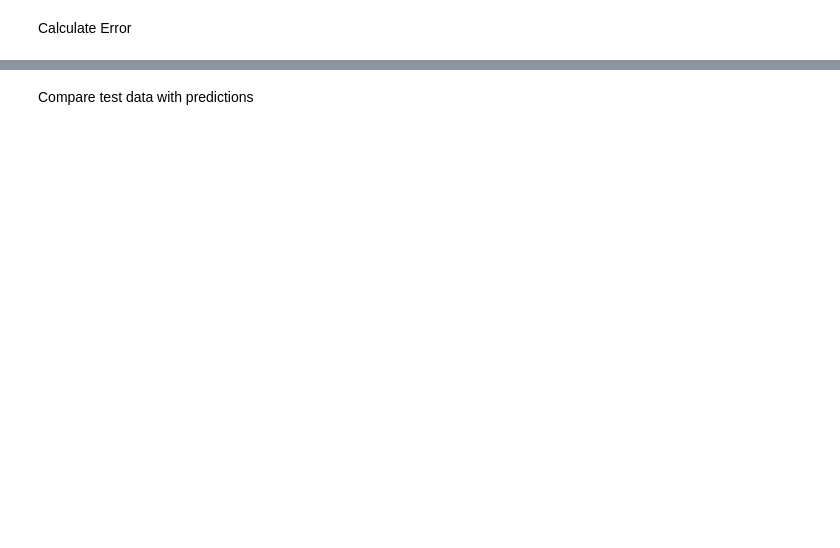
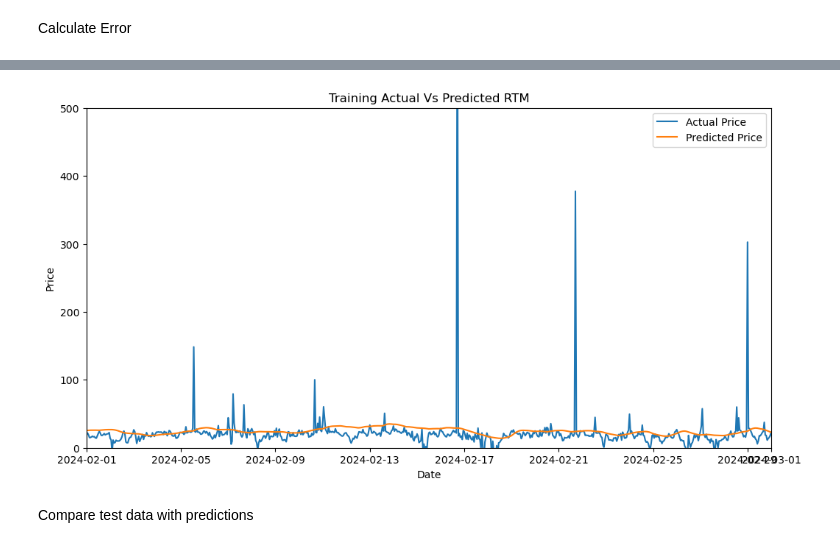
Before and after one commit to krklapat/data-science-capstone, a Jupyter notebook: modelTesting/lstm.ipynb, the cells around one changed output, grey strips where cells are left out. Drawn from its saved outputs; the diff is of its cells as text; code cells hidden in the pictures; blank space fills up the shorter version.

```diff
--- a/modelTesting/lstm.ipynb
+++ b/modelTesting/lstm.ipynb
@@ -140,2 +159,18 @@ Epoch 5/5
 # %% [markdown]
 Calculate Error
+# %%
+#Predict Testing Data
+
+predictions_scaled = model.predict(X_test)
+
+#convert back
+predictions = scaler_y.inverse_transform(predictions_scaled)
+y_test = scaler_y.inverse_transform(y_test)
+
+#Predict Training Data
+
+predictions_scaled_training = model.predict(X_train)
+
+#convert back
+predictions_training = scaler_y.inverse_transform(predictions_scaled_training)
+y_train = scaler_y.inverse_transform(y_train)
@@ -151,3 +203,19 @@ R2: 0.16
+# %%
+plt.figure(figsize=(12, 6))
+plt.plot(dates_train, y_train.flatten(), label='Actual Price')
+plt.plot(dates_train, predictions_training.flatten(), label='Predicted Price')
+plt.title('Training Actual Vs Predicted RTM')
+plt.xlabel('Date')
+plt.ylabel('Price')
+plt.ylim(0, 500)
+plt.xlim(
+    pd.Timestamp('2024-02-01'),
+    pd.Timestamp('2024-03-01')
+)
+plt.legend()
+plt.show()
+# %% [output]
+[figure, added]
 # %% [markdown]
 Compare test data with predictions
 # %%
```
Also changed, not shown: parts of 11 cells of this notebook.
